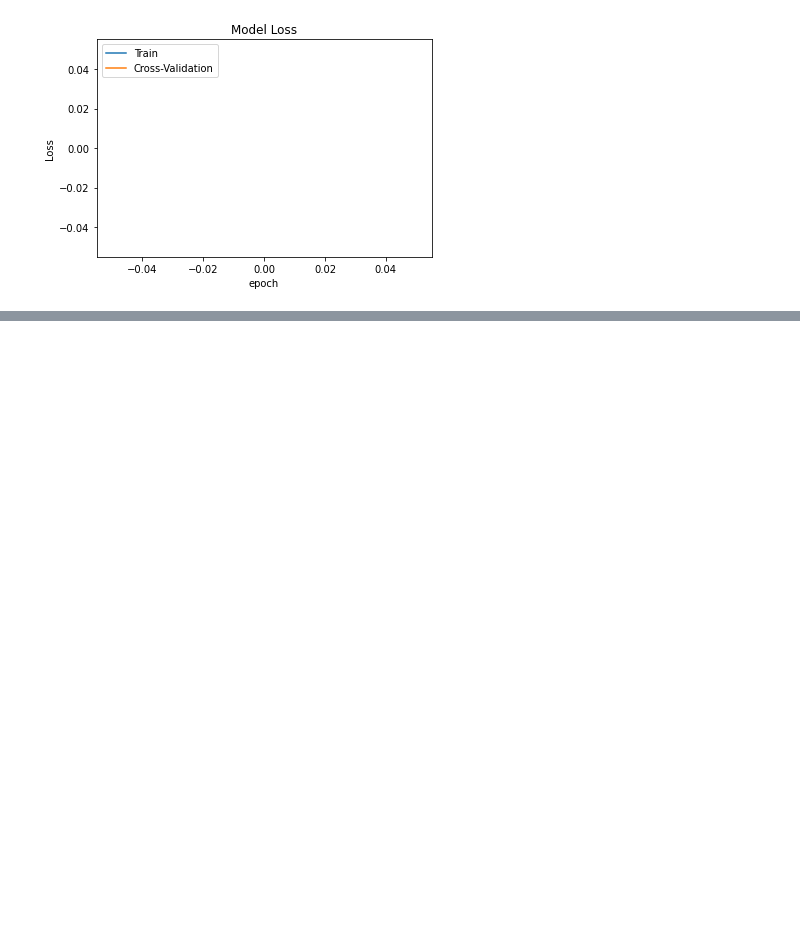
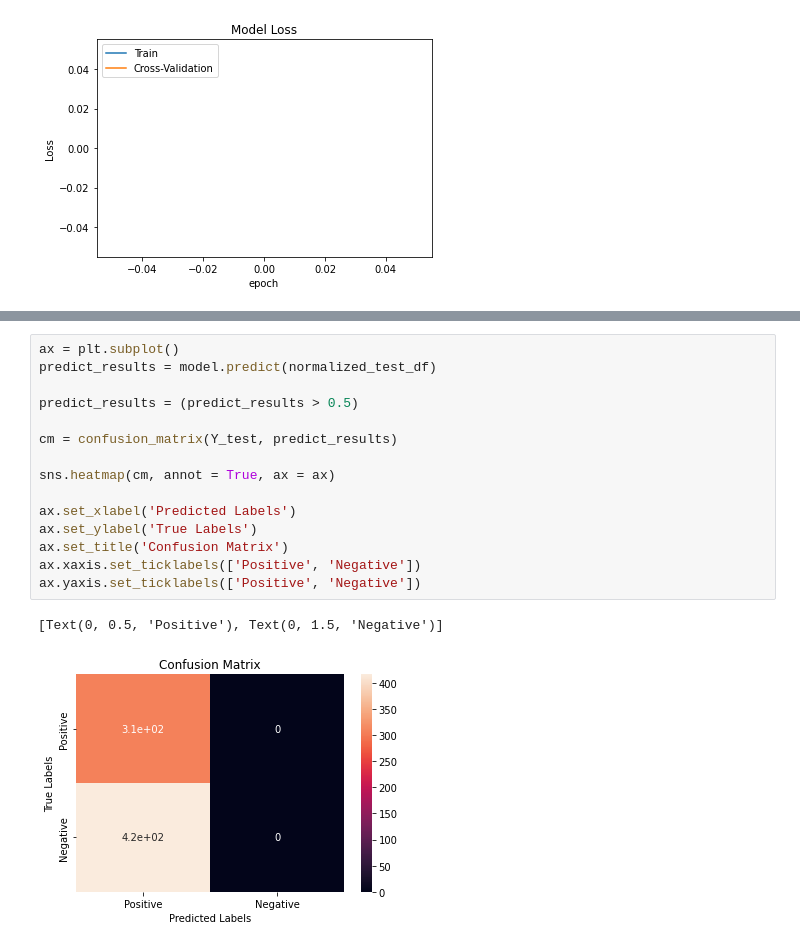
Before and after one commit to ElijahBarbour/UFC-Fight-Prediction-Using-Neural-Networks, a Jupyter notebook: Neural_Networks_Binary_Classification_UFC_Dataset.ipynb, the cells around one changed output, grey strips where cells are left out. Drawn from its saved outputs; the diff is of its cells as text; blank space fills up the shorter version.

```diff
--- a/Neural_Networks_Binary_Classification_UFC_Dataset.ipynb
+++ b/Neural_Networks_Binary_Classification_UFC_Dataset.ipynb
@@ -265,0 +357,18 @@ plt.show()
+# %%
+ax = plt.subplot()
+predict_results = model.predict(normalized_test_df)
+
+predict_results = (predict_results > 0.5)
+
+cm = confusion_matrix(Y_test, predict_results)
+
+sns.heatmap(cm, annot = True, ax = ax)
+
+ax.set_xlabel('Predicted Labels')
+ax.set_ylabel('True Labels')
+ax.set_title('Confusion Matrix')
+ax.xaxis.set_ticklabels(['Positive', 'Negative'])
+ax.yaxis.set_ticklabels(['Positive', 'Negative'])
+# %% [output]
+[Text(0, 0.5, 'Positive'), Text(0, 1.5, 'Negative')]
+[figure, added]
```
Also changed, not shown: parts of 36 cells of this notebook.
